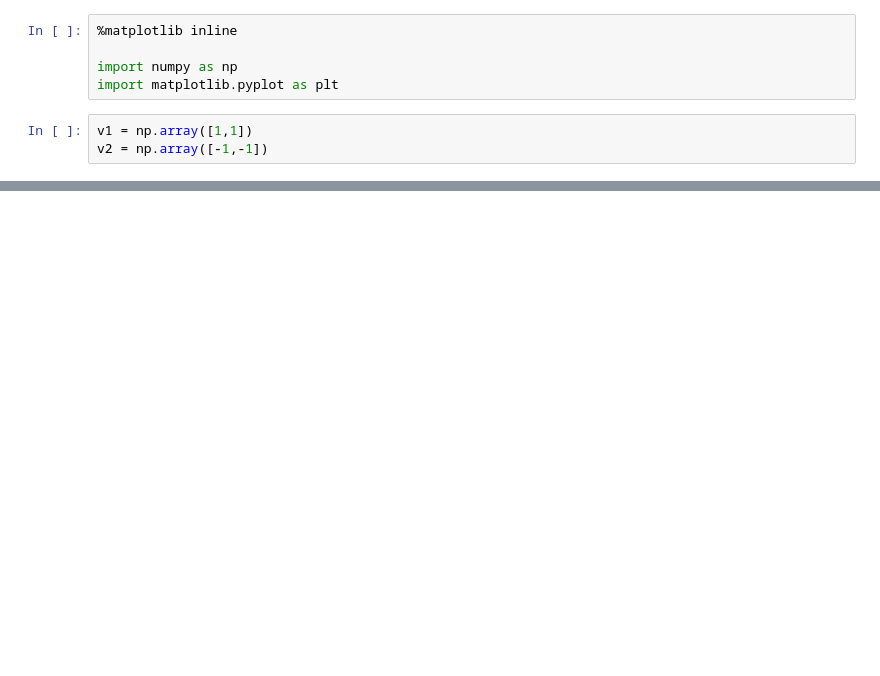
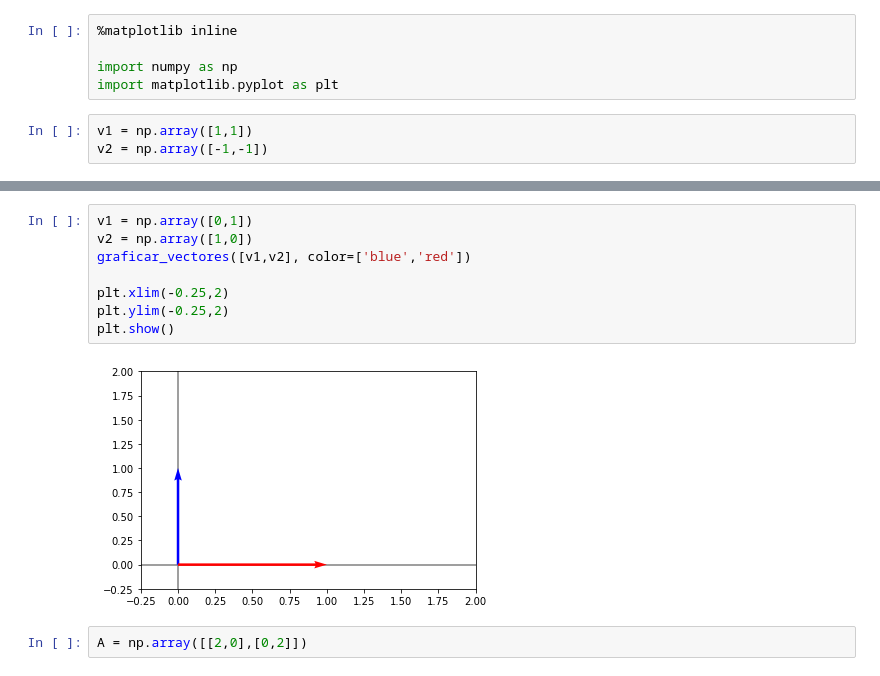
Before and after one commit to mazzaroli/algebra_lineal, a Jupyter notebook: notes.ipynb, the cells around one changed output, grey strips where cells are left out. Saved outputs shown, nothing was run; the diff lists cells and outputs as text; blank space fills up the shorter version.

```diff
--- a/notes.ipynb
+++ b/notes.ipynb
@@ -1331,0 +2079,12 @@ plt.axhline(y=0, color='gray')
+# %%
+v1 = np.array([0,1])
+v2 = np.array([1,0])
+graficar_vectores([v1,v2], color=['blue','red'])
+
+plt.xlim(-0.25,2)
+plt.ylim(-0.25,2)
+plt.show()
+# %% [output]
+[figure, added]
+# %%
+A = np.array([[2,0],[0,2]])
```
Also changed, not shown: parts of 97 cells of this notebook, 3 other files.
